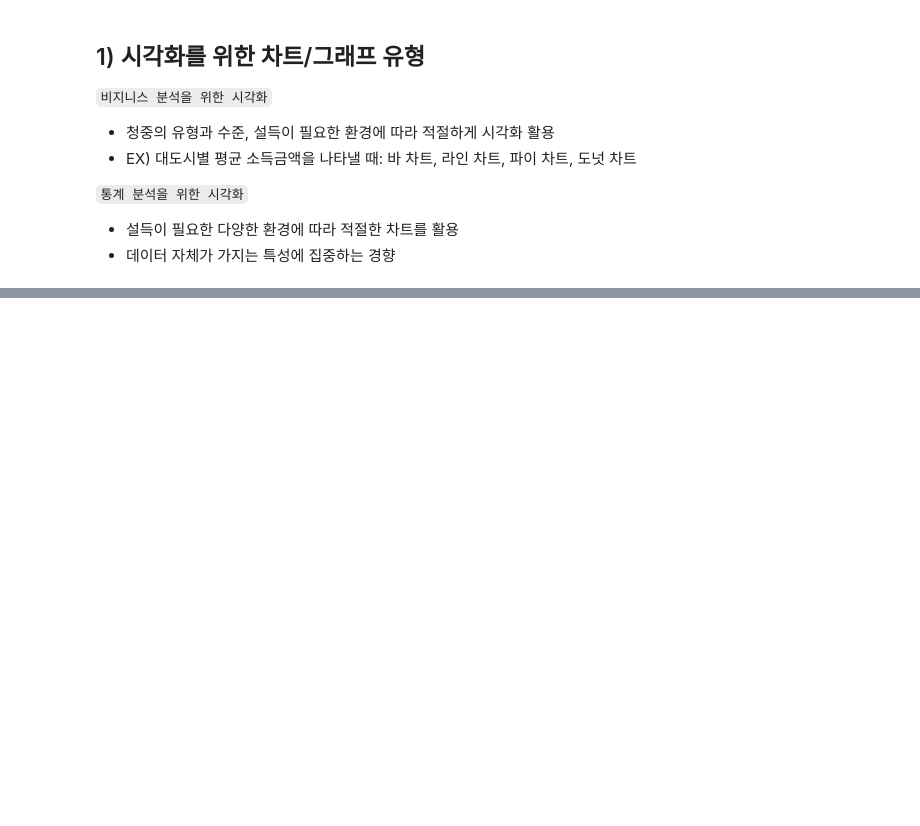
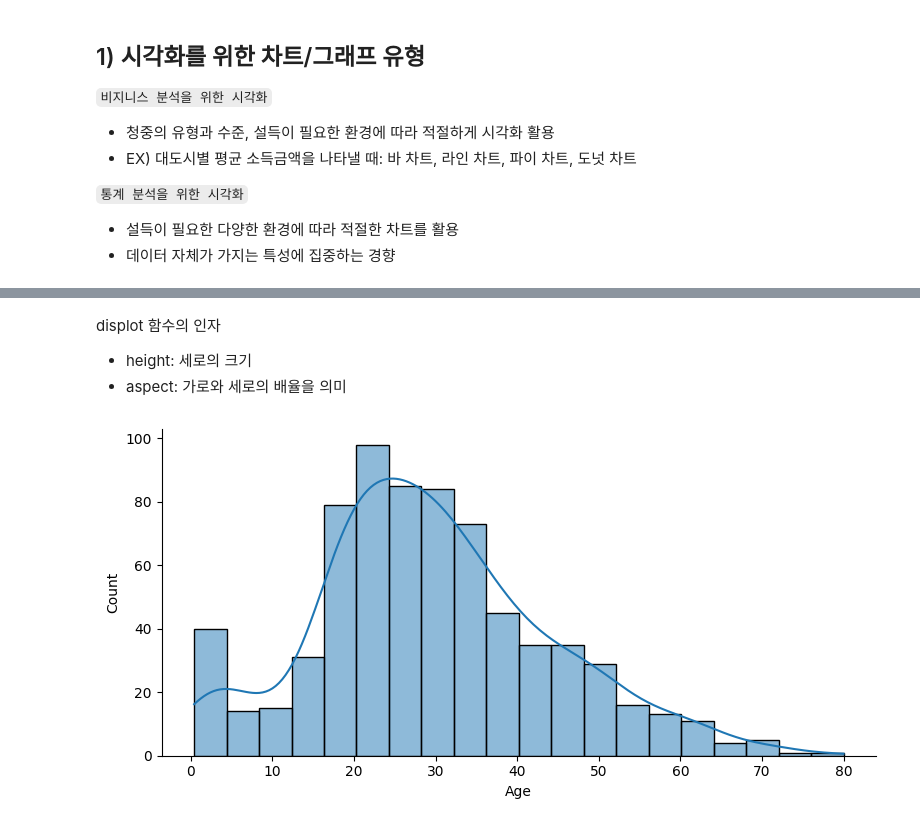
Before and after one commit to taehi5/Esaa_YB, a Jupyter notebook: ESAA_YB_Week2_02.ipynb, the cells around one changed output, grey strips where cells are left out. Saved outputs shown, nothing was run; the diff lists cells and outputs as text; code cells hidden in the pictures; blank space fills up the shorter version.

```diff
--- a/ESAA_YB_Week2_02.ipynb
+++ b/ESAA_YB_Week2_02.ipynb
@@ -16,0 +68,11 @@
+# %% [markdown]
+displot 함수의 인자
+- height: 세로의 크기
+- aspect: 가로와 세로의 배율을 의미
+# %%
+import seaborn as sns
+
+sns.displot(titanic_df['Age'], kde=True, height=4, aspect=2)
+plt.show()
+# %% [output]
+[figure, added]
```
Also changed, not shown: parts of 64 cells of this notebook.
